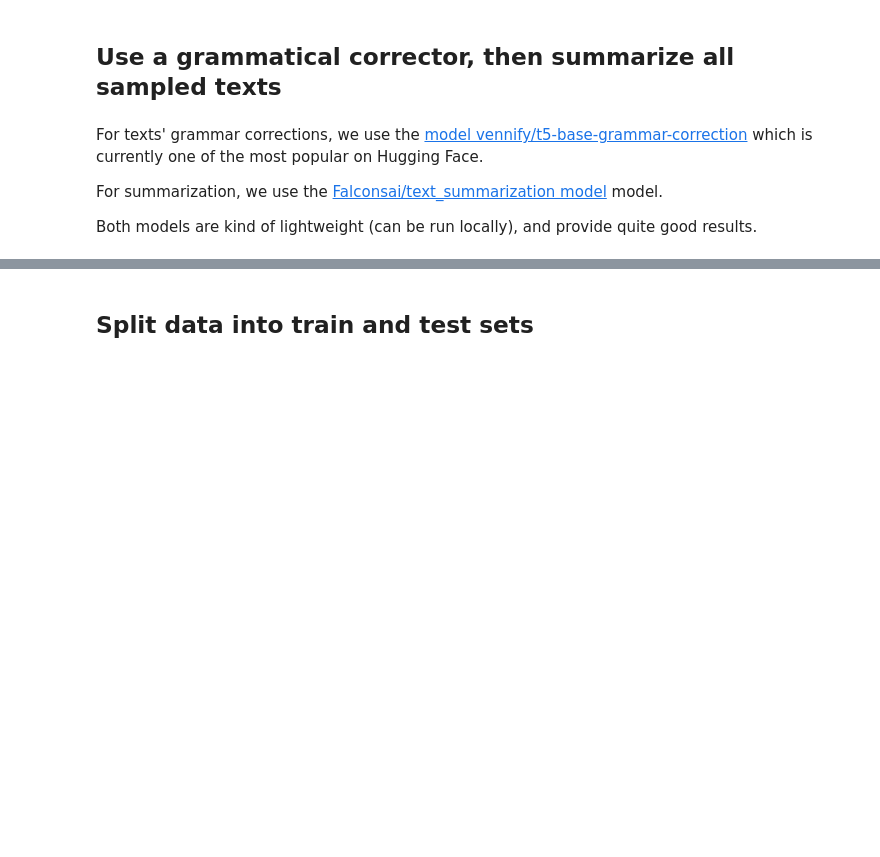
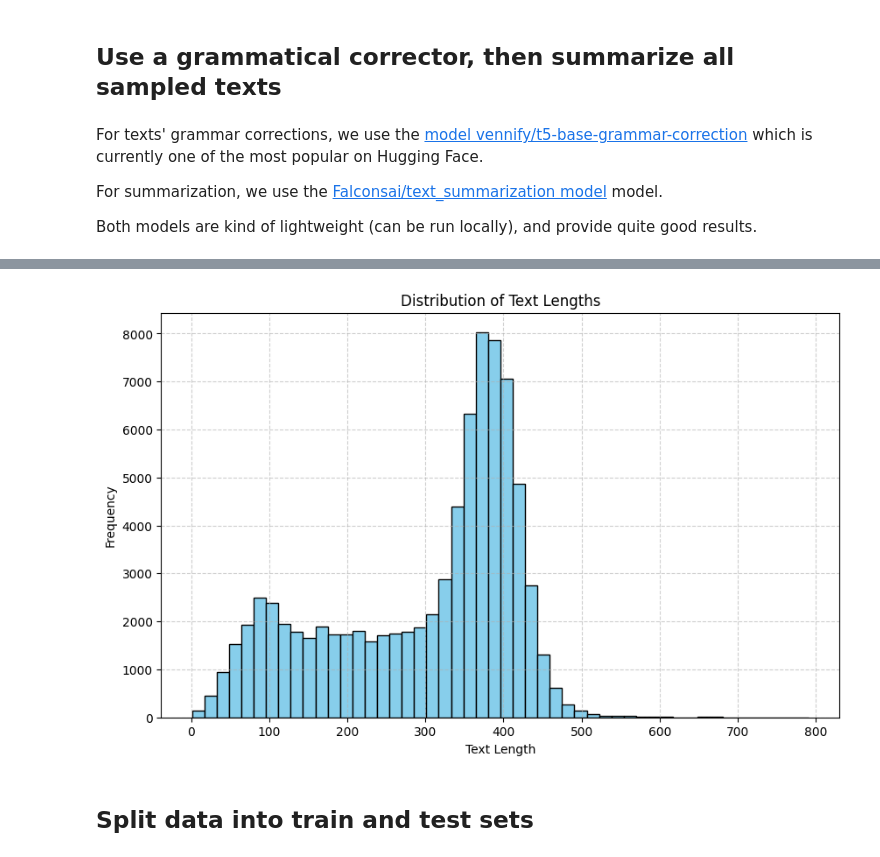
Before and after one commit to databrad/DSTI_DeepLearning_Project, a Jupyter notebook: cleaning_notebooks/clean_raw_data.ipynb, the cells around one changed output, grey strips where cells are left out. Cells and saved outputs as stored; diff of their text form; code cells hidden in the pictures; blank space fills up the shorter version.

```diff
--- a/cleaning_notebooks/clean_raw_data.ipynb
+++ b/cleaning_notebooks/clean_raw_data.ipynb
@@ -523,3 +532,16 @@ except FileNotFoundError:
+# %%
+# Distribution of the text_length in column 'text'
+clean_data_df['text_length'] = clean_data_df['text'].astype(str).apply(len)
+
+plt.figure(figsize=(10, 6))
+plt.hist(clean_data_df['text_length'], bins=50, color='skyblue', edgecolor='black')
+plt.title('Distribution of Text Lengths')
+plt.xlabel('Text Length')
+plt.ylabel('Frequency')
+plt.grid(True, linestyle='--', alpha=0.6)
+plt.show()
+# %% [output]
+[figure, added]
 # %% [markdown]
 ## Split data into train and test sets
 # %%
```
Also changed, not shown: parts of 3 cells of this notebook, 2 other files.
